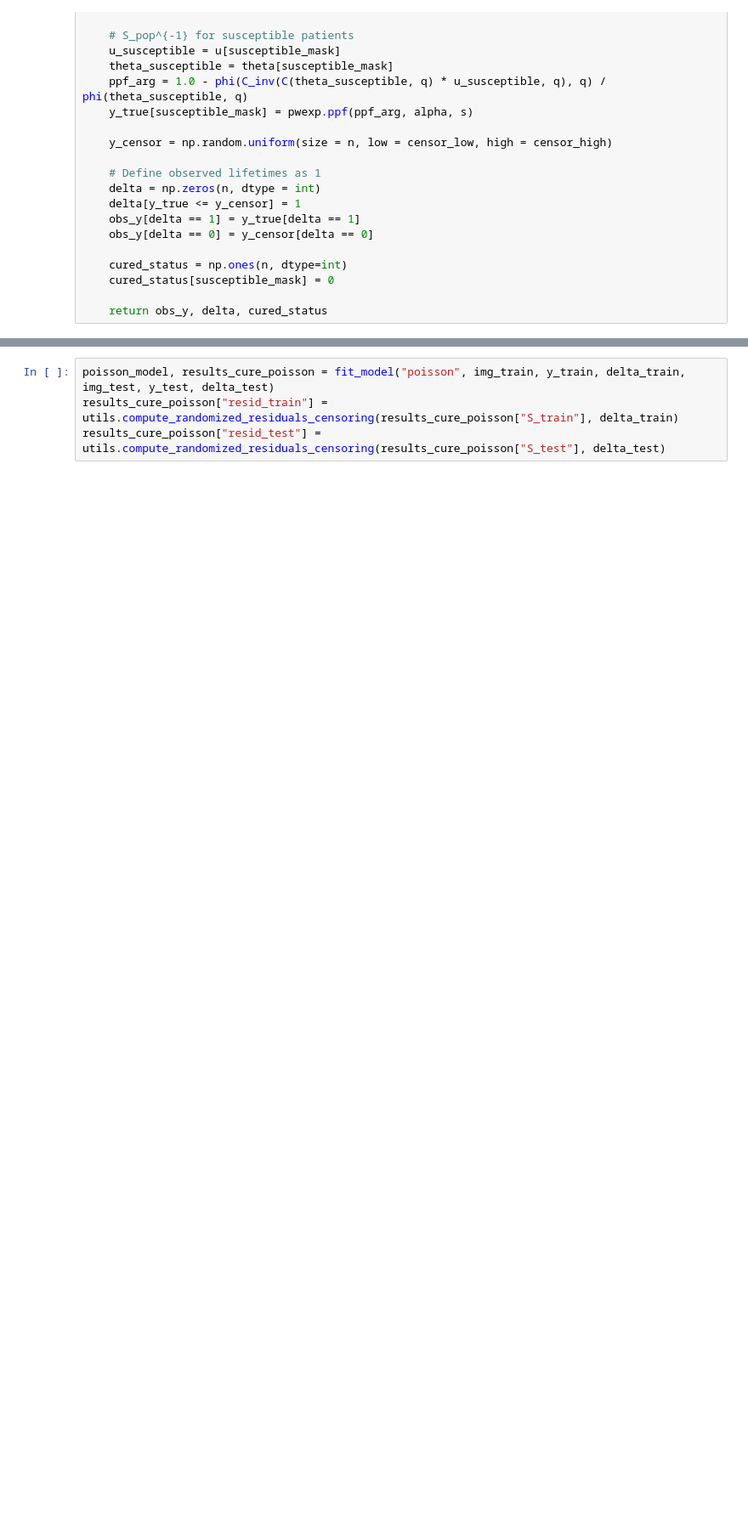
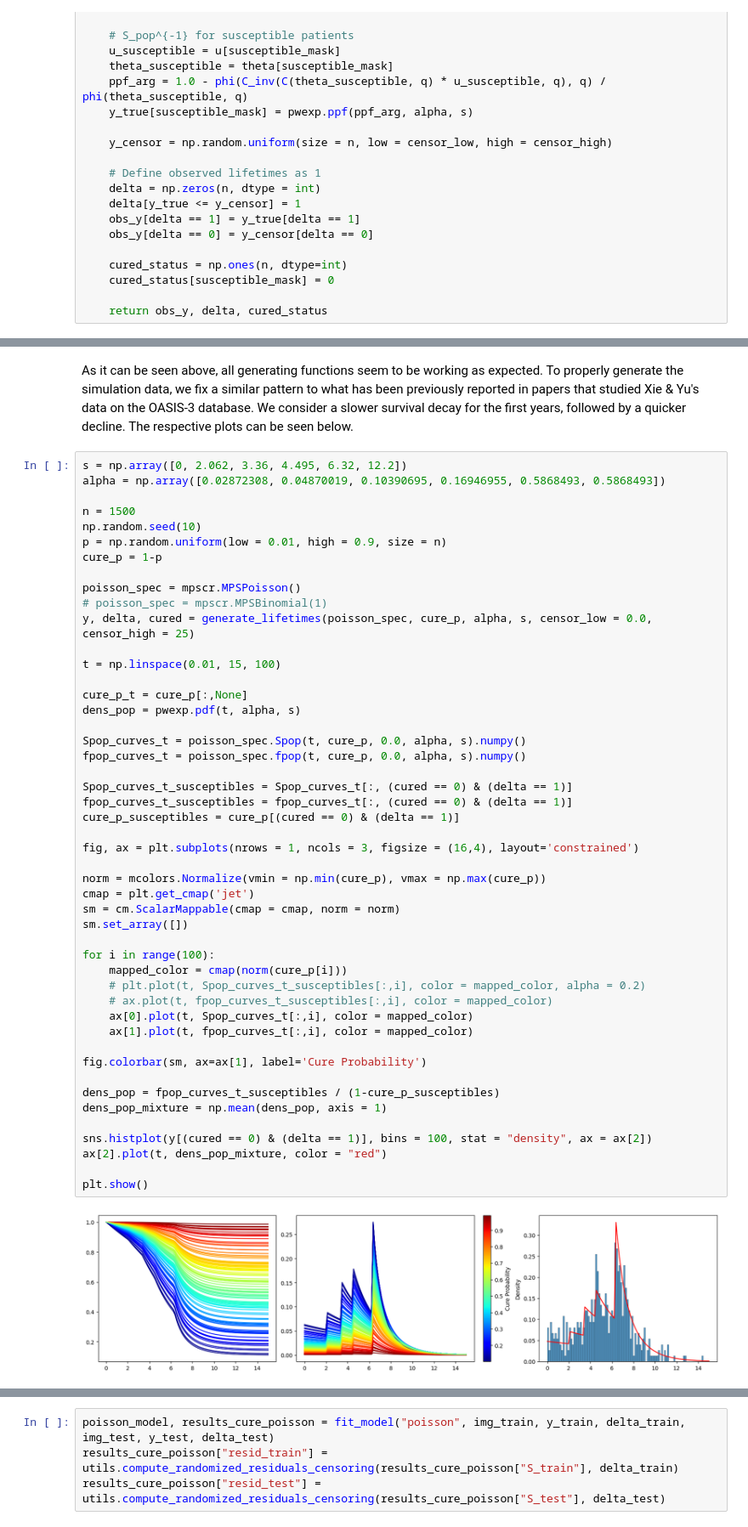
Before and after one commit to nhilariosilva/gndr_mpscr, a Jupyter notebook: Simulation Studies/Brain Image Simulations.ipynb, the cells around one changed output, grey strips where cells are left out. Shown at 85% size. Saved outputs shown, nothing was run; the diff lists cells and outputs as text; blank space fills up the shorter version.

```diff
--- a/Simulation Studies/Brain Image Simulations.ipynb
+++ b/Simulation Studies/Brain Image Simulations.ipynb
@@ -332,0 +300,52 @@ plt.show()
+# %% [markdown]
+As it can be seen above, all generating functions seem to be working as expected. To properly generate the simulation data, we fix a similar pattern to what has been previously reported in papers that studied Xie & Yu's data on the OASIS-3 database. We consider a slower survival decay for the first years, followed by a quicker decline. The respective plots can be seen below.
+# %%
+s = np.array([0, 2.062, 3.36, 4.495, 6.32, 12.2])
+alpha = np.array([0.02872308, 0.04870019, 0.10390695, 0.16946955, 0.5868493, 0.5868493])
+
+n = 1500
+np.random.seed(10)
+p = np.random.uniform(low = 0.01, high = 0.9, size = n)
+cure_p = 1-p
+
+poisson_spec = mpscr.MPSPoisson()
+# poisson_spec = mpscr.MPSBinomial(1)
+y, delta, cured = generate_lifetimes(poisson_spec, cure_p, alpha, s, censor_low = 0.0, censor_high = 25)
+
+t = np.linspace(0.01, 15, 100)
+
+cure_p_t = cure_p[:,None]
+dens_pop = pwexp.pdf(t, alpha, s)
+
+Spop_curves_t = poisson_spec.Spop(t, cure_p, 0.0, alpha, s).numpy()
+fpop_curves_t = poisson_spec.fpop(t, cure_p, 0.0, alpha, s).numpy()
+
+Spop_curves_t_susceptibles = Spop_curves_t[:, (cured == 0) & (delta == 1)]
+fpop_curves_t_susceptibles = fpop_curves_t[:, (cured == 0) & (delta == 1)]
+cure_p_susceptibles = cure_p[(cured == 0) & (delta == 1)]
+
+fig, ax = plt.subplots(nrows = 1, ncols = 3, figsize = (16,4), layout='constrained')
+
+norm = mcolors.Normalize(vmin = np.min(cure_p), vmax = np.max(cure_p))
+cmap = plt.get_cmap('jet')
+sm = cm.ScalarMappable(cmap = cmap, norm = norm)
+sm.set_array([])
+
+for i in range(100):
+    mapped_color = cmap(norm(cure_p[i]))
+    # plt.plot(t, Spop_curves_t_susceptibles[:,i], color = mapped_color, alpha = 0.2)
+    # ax.plot(t, fpop_curves_t_susceptibles[:,i], color = mapped_color)
+    ax[0].plot(t, Spop_curves_t[:,i], color = mapped_color)
+    ax[1].plot(t, fpop_curves_t[:,i], color = mapped_color)
+
+fig.colorbar(sm, ax=ax[1], label='Cure Probability')
+
+dens_pop = fpop_curves_t_susceptibles / (1-cure_p_susceptibles)
+dens_pop_mixture = np.mean(dens_pop, axis = 1)
+
+sns.histplot(y[(cured == 0) & (delta == 1)], bins = 100, stat = "density", ax = ax[2])
+ax[2].plot(t, dens_pop_mixture, color = "red")
+
+plt.show()
+# %% [output]
+[figure, added]
```
Also changed, not shown: parts of 8 cells of this notebook, 2 other files.
